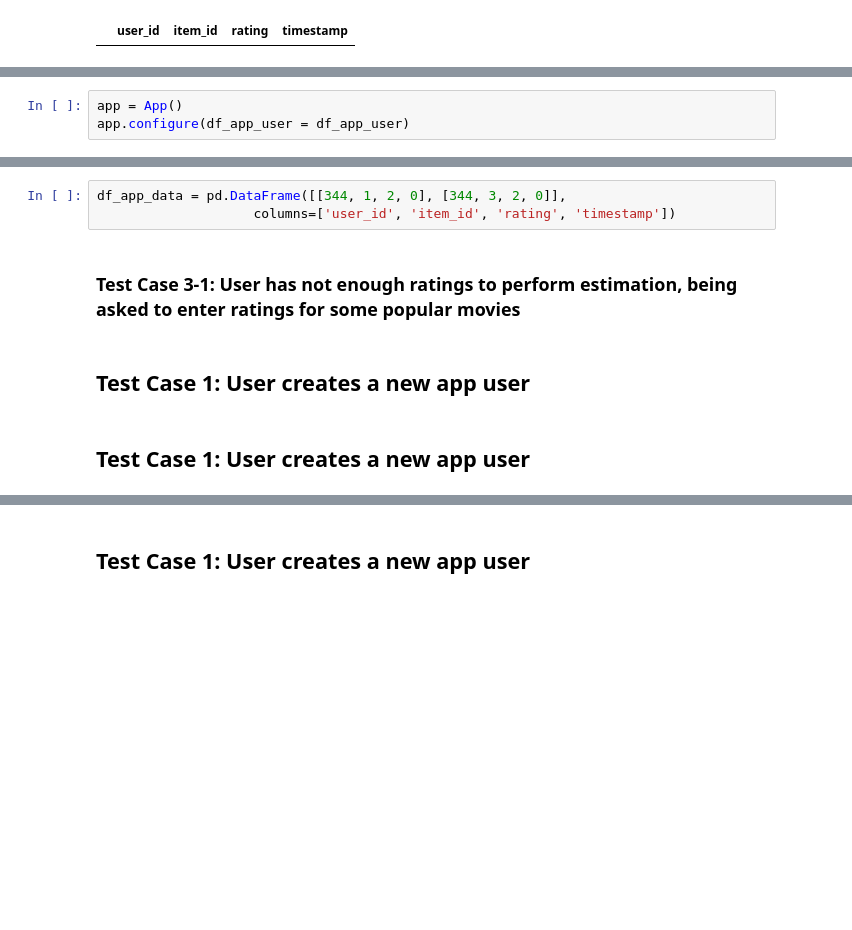
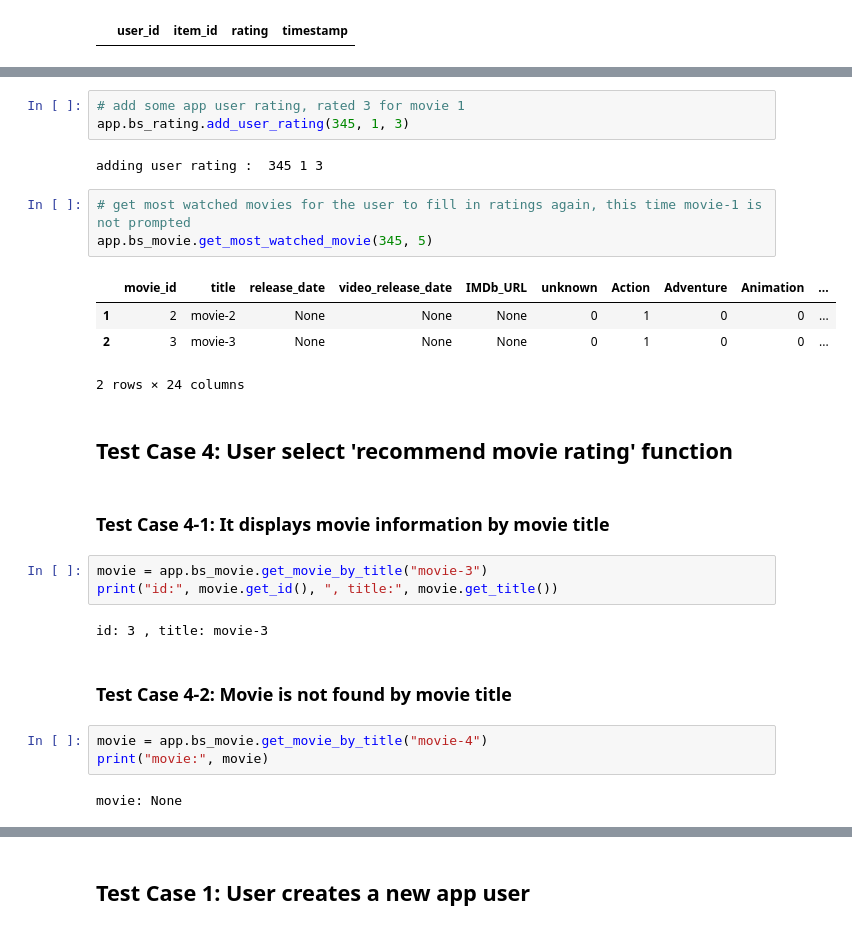
Before and after one commit to elicaluya/MovieRecommender, a Jupyter notebook: Testing.ipynb, the cells around one changed output, grey strips where cells are left out. Saved outputs shown, nothing was run; the diff lists cells and outputs as text; blank space fills up the shorter version.

Commit message:
consistency in recommend api

```diff
--- a/Testing.ipynb
+++ b/Testing.ipynb
@@ -127,6 +128,3 @@ app.bs_movie.get_most_watched_movie(345, 5)
 | 1 | 2 | movie-2 | None | None | None | 0 | 1 | 0 | 0 | ... |
 | 2 | 3 | movie-3 | None | None | None | 0 | 1 | 0 | 0 | ... |
 3 rows × 24 columns
-# %%
-app = App()
-app.configure(df_app_user = df_app_user)
@@ -139,9 +133,29 @@ App()
-# %%
-df_app_data = pd.DataFrame([[344, 1, 2, 0], [344, 3, 2, 0]],
-                    columns=['user_id', 'item_id', 'rating', 'timestamp'])
-# %% [markdown]
-### Test Case 3-1: User has not enough ratings to perform estimation, being asked to enter ratings for some popular movies
-# %% [markdown]
-## Test Case 1: User creates a new app user
-# %% [markdown]
-## Test Case 1: User creates a new app user
+# %%
+# add some app user rating, rated 3 for movie 1
+app.bs_rating.add_user_rating(345, 1, 3)
+# %% [output]
+adding user rating :  345 1 3
+# %%
+# get most watched movies for the user to fill in ratings again, this time movie-1 is not prompted
+app.bs_movie.get_most_watched_movie(345, 5)
+# %% [output]
+|  | movie_id | title | release_date | video_release_date | IMDb_URL | unknown | Action | Adventure | Animation | ... |
+| 1 | 2 | movie-2 | None | None | None | 0 | 1 | 0 | 0 | ... |
+| 2 | 3 | movie-3 | None | None | None | 0 | 1 | 0 | 0 | ... |
+2 rows × 24 columns
+# %% [markdown]
+## Test Case 4: User select 'recommend movie rating' function
+# %% [markdown]
+### Test Case 4-1: It displays movie information by movie title
+# %%
+movie = app.bs_movie.get_movie_by_title("movie-3")
+print("id:", movie.get_id(), ", title:", movie.get_title())
+# %% [output]
+id: 3 , title: movie-3
+# %% [markdown]
+### Test Case 4-2: Movie is not found by movie title
+# %%
+movie = app.bs_movie.get_movie_by_title("movie-4")
+print("movie:", movie)
+# %% [output]
+movie: None
```
Also changed, not shown: parts of 12 cells of this notebook, 5 other files.
